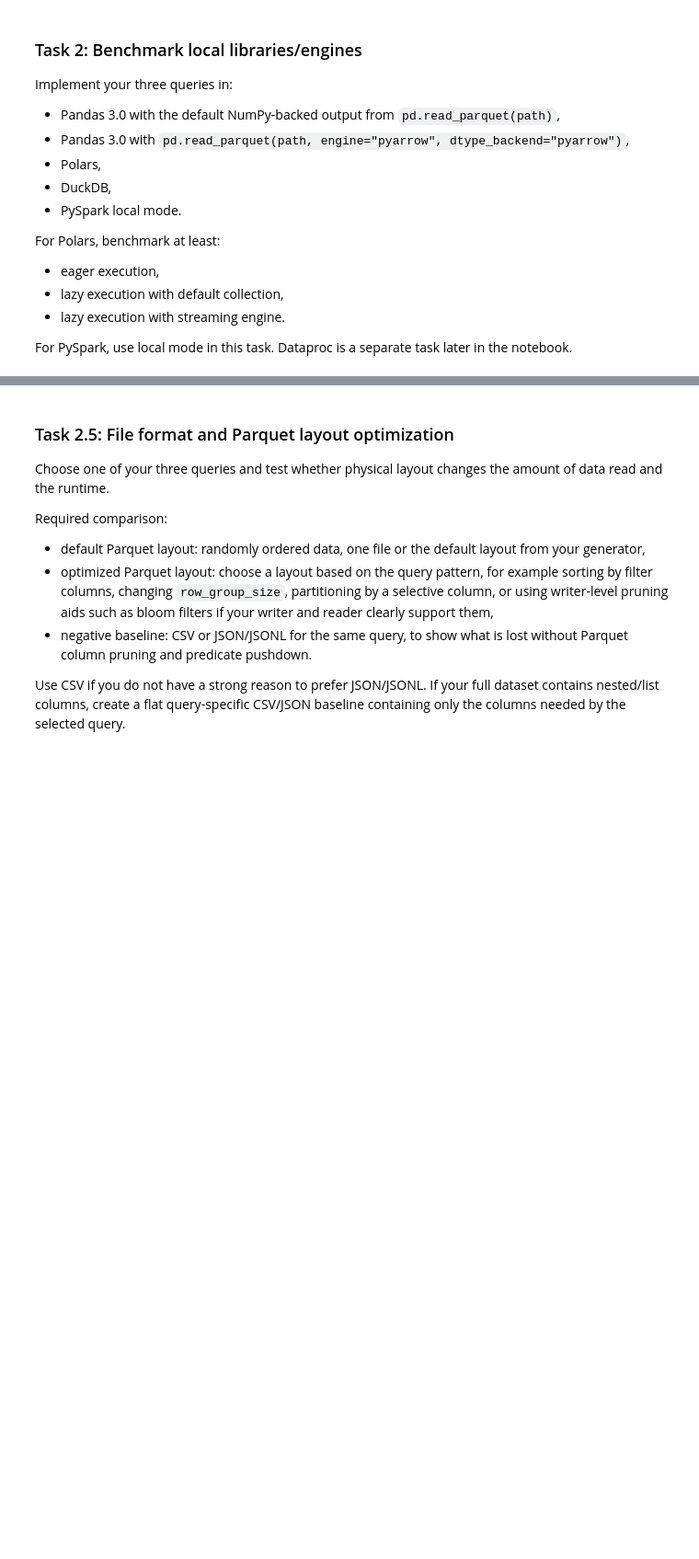
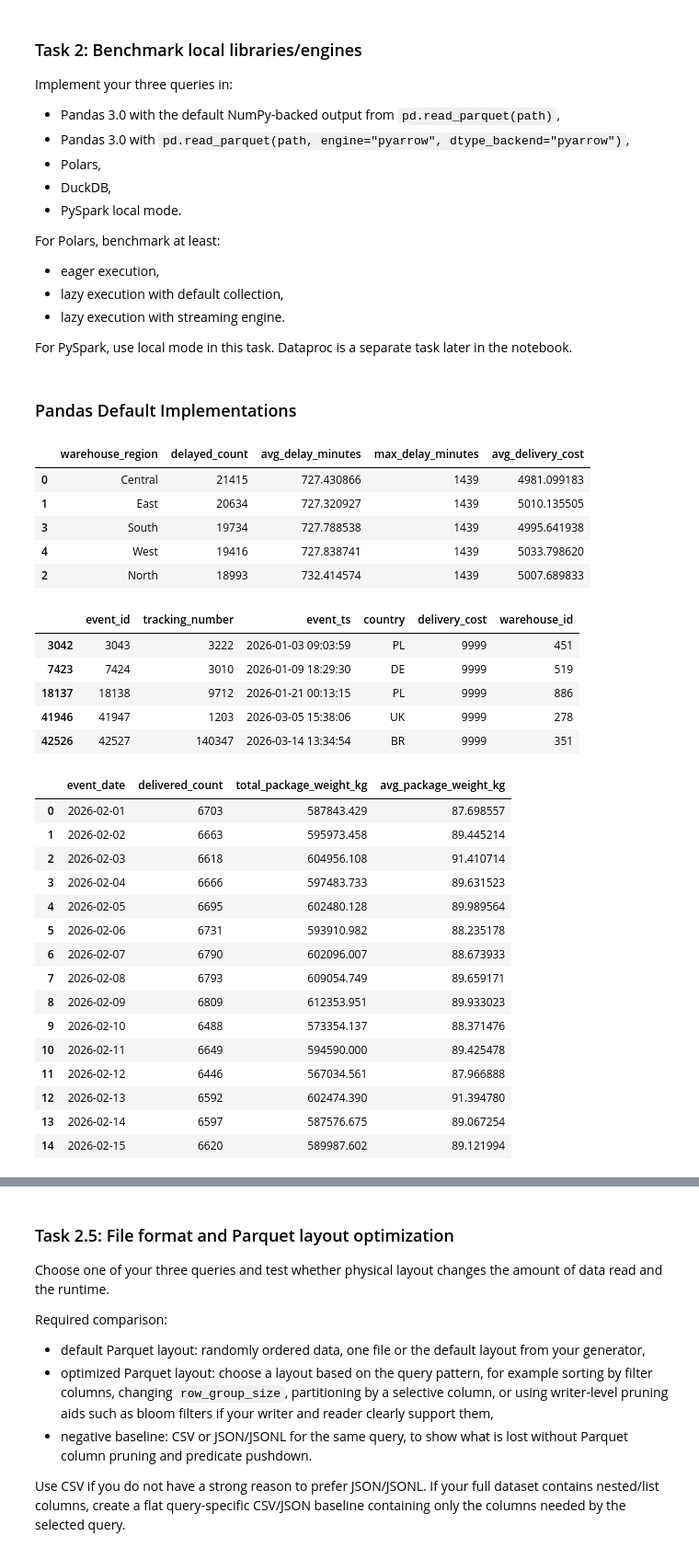
Before and after one commit to arion023/tbd-workshop-1, a Jupyter notebook: notebooks/tbd_phase_2_26L.ipynb, the cells around one changed output, grey strips where cells are left out. Shown at 92% size. Drawn from its saved outputs; the diff is of its cells as text; code cells hidden in the pictures; blank space fills up the shorter version.

```diff
--- a/notebooks/tbd_phase_2_26L.ipynb
+++ b/notebooks/tbd_phase_2_26L.ipynb
@@ -666,3 +836,5 @@ For Polars, benchmark at least:
 - lazy execution with streaming engine.
 
 For PySpark, use local mode in this task. Dataproc is a separate task later in the notebook.
+# %% [markdown]
+### Pandas Default Implementations
@@ -668,0 +904,33 @@ For PySpark, use local mode in this task. Dataproc is a separate task later in t
+# %%
+display(pandas_default_q1_delayed_by_region())
+display(pandas_default_q2_top_expensive_in_transit().head())
+display(pandas_default_q3_daily_delivered_weight())
+# %% [output]
+|  | warehouse_region | delayed_count | avg_delay_minutes | max_delay_minutes | avg_delivery_cost |
+| 0 | Central | 21415 | 727.430866 | 1439 | 4981.099183 |
+| 1 | East | 20634 | 727.320927 | 1439 | 5010.135505 |
+| 3 | South | 19734 | 727.788538 | 1439 | 4995.641938 |
+| 4 | West | 19416 | 727.838741 | 1439 | 5033.798620 |
+| 2 | North | 18993 | 732.414574 | 1439 | 5007.689833 |
+|  | event_id | tracking_number | event_ts | country | delivery_cost | warehouse_id |
+| 3042 | 3043 | 3222 | 2026-01-03 09:03:59 | PL | 9999 | 451 |
+| 7423 | 7424 | 3010 | 2026-01-09 18:29:30 | DE | 9999 | 519 |
+| 18137 | 18138 | 9712 | 2026-01-21 00:13:15 | PL | 9999 | 886 |
+| 41946 | 41947 | 1203 | 2026-03-05 15:38:06 | UK | 9999 | 278 |
+| 42526 | 42527 | 140347 | 2026-03-14 13:34:54 | BR | 9999 | 351 |
+|  | event_date | delivered_count | total_package_weight_kg | avg_package_weight_kg |
+| 0 | 2026-02-01 | 6703 | 587843.429 | 87.698557 |
+| 1 | 2026-02-02 | 6663 | 595973.458 | 89.445214 |
+| 2 | 2026-02-03 | 6618 | 604956.108 | 91.410714 |
+| 3 | 2026-02-04 | 6666 | 597483.733 | 89.631523 |
+| 4 | 2026-02-05 | 6695 | 602480.128 | 89.989564 |
+| 5 | 2026-02-06 | 6731 | 593910.982 | 88.235178 |
+| 6 | 2026-02-07 | 6790 | 602096.007 | 88.673933 |
+| 7 | 2026-02-08 | 6793 | 609054.749 | 89.659171 |
+| 8 | 2026-02-09 | 6809 | 612353.951 | 89.933023 |
+| 9 | 2026-02-10 | 6488 | 573354.137 | 88.371476 |
+| 10 | 2026-02-11 | 6649 | 594590.000 | 89.425478 |
+| 11 | 2026-02-12 | 6446 | 567034.561 | 87.966888 |
+| 12 | 2026-02-13 | 6592 | 602474.390 | 91.394780 |
+| 13 | 2026-02-14 | 6597 | 587576.675 | 89.067254 |
+| 14 | 2026-02-15 | 6620 | 589987.602 | 89.121994 |
```
Also changed, not shown: parts of 57 cells of this notebook, 4 other files.
